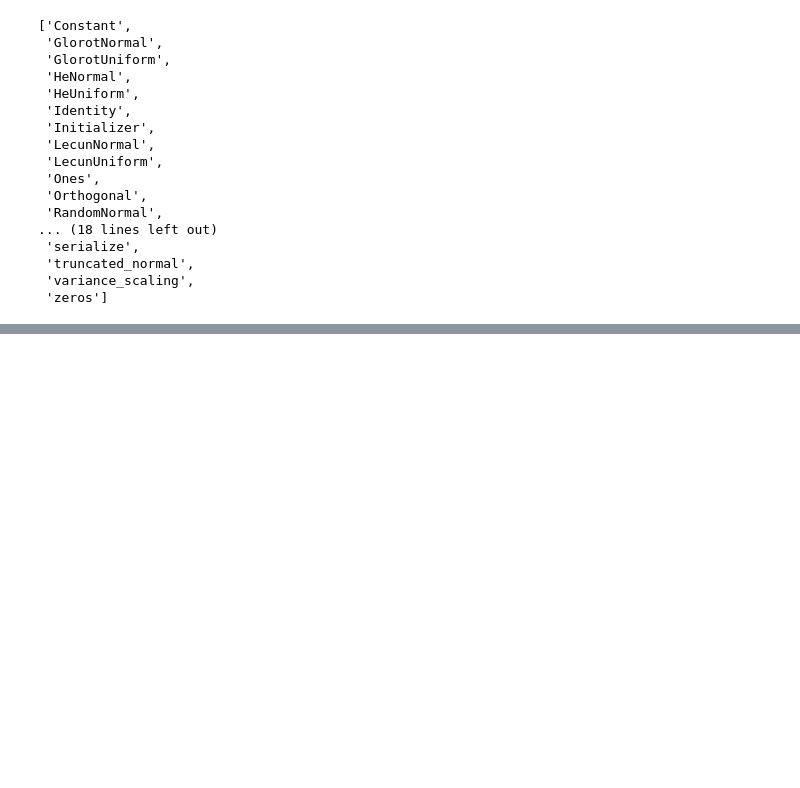
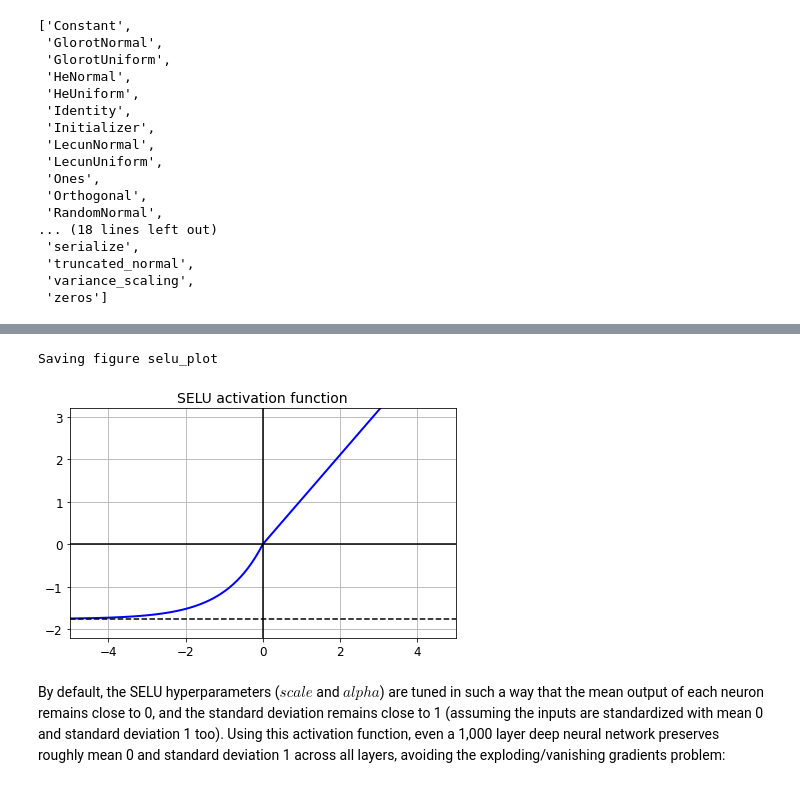
Before and after one commit to niujie/hands-on-ml-zh, a Jupyter notebook: c11.ipynb, the cells around one changed output, grey strips where cells are left out. Cells and saved outputs as stored; diff of their text form; code cells hidden in the pictures; blank space fills up the shorter version.

```diff
--- a/c11.ipynb
+++ b/c11.ipynb
@@ -104,0 +257,26 @@ Saving figure sigmoid_saturation_plot
+# %%
+from scipy.special import erfc
+
+# alpha and scale to self normalize with mean 0 and standard deviation 1
+# (see equation 14 in the paper):
+alpha_0_1 = -np.sqrt(2 / np.pi) / (erfc(1/np.sqrt(2)) * np.exp(1/2) - 1)
+scale_0_1 = (1 - erfc(1 / np.sqrt(2)) * np.sqrt(np.e)) * np.sqrt(2 * np.pi) * (2 * erfc(np.sqrt(2))*np.e**2 + np.pi*erfc(1/np.sqrt(2))**2*np.e - 2*(2+np.pi)*erfc(1/np.sqrt(2))*np.sqrt(np.e)+np.pi+2)**(-1/2)
+# %%
+def selu(z, scale=scale_0_1, alpha=alpha_0_1):
+    return scale * elu(z, alpha)
+# %%
+plt.plot(z, selu(z), "b-", linewidth=2)
+plt.plot([-5, 5], [0, 0], 'k-')
+plt.plot([-5, 5], [-1.758, -1.758], 'k--')
+plt.plot([0, 0], [-2.2, 3.2], 'k-')
+plt.grid(True)
+plt.title("SELU activation function", fontsize=14)
+plt.axis([-5, 5, -2.2, 3.2])
+
+save_fig("selu_plot")
+plt.show()
+# %% [output]
+Saving figure selu_plot
+[figure, added]
+# %% [markdown]
+By default, the SELU hyperparameters ($scale$ and $alpha$) are tuned in such a way that the mean output of each neuron remains close to 0, and the standard deviation remains close to 1 (assuming the inputs are standardized with mean 0 and standard deviation 1 too). Using this activation function, even a 1,000 layer deep neural network preserves roughly mean 0 and standard deviation 1 across all layers, avoiding the exploding/vanishing gradients problem:
```
Also changed, not shown: parts of 37 cells of this notebook.
